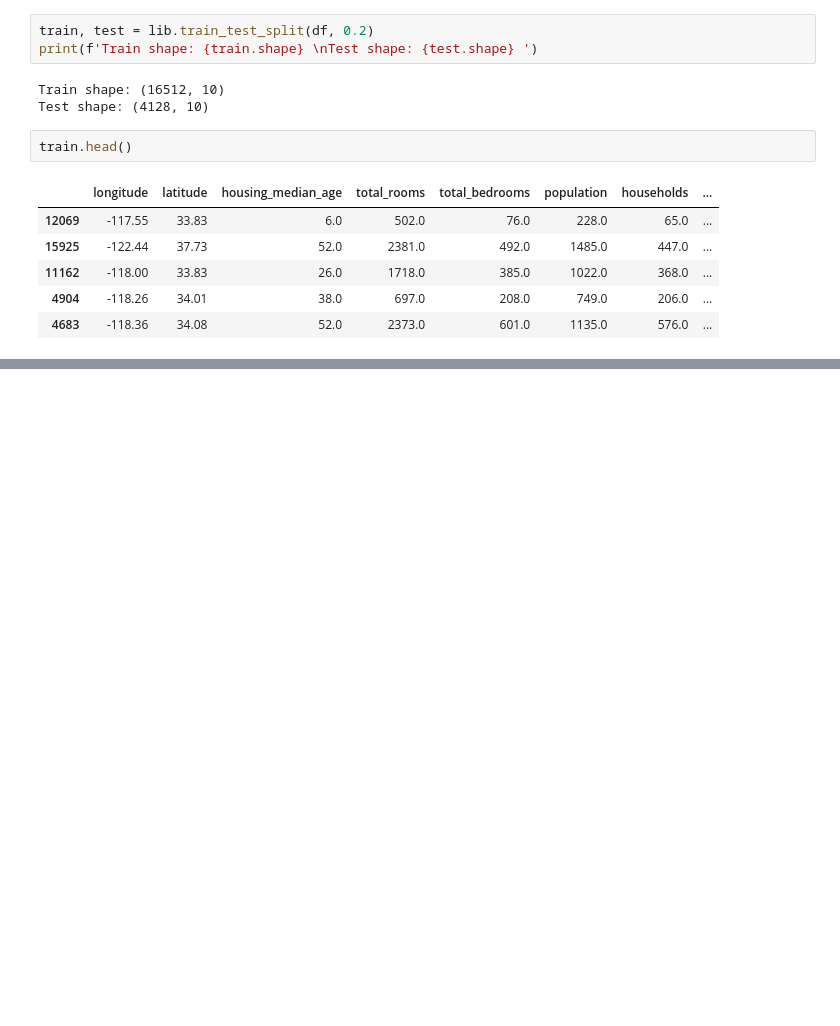
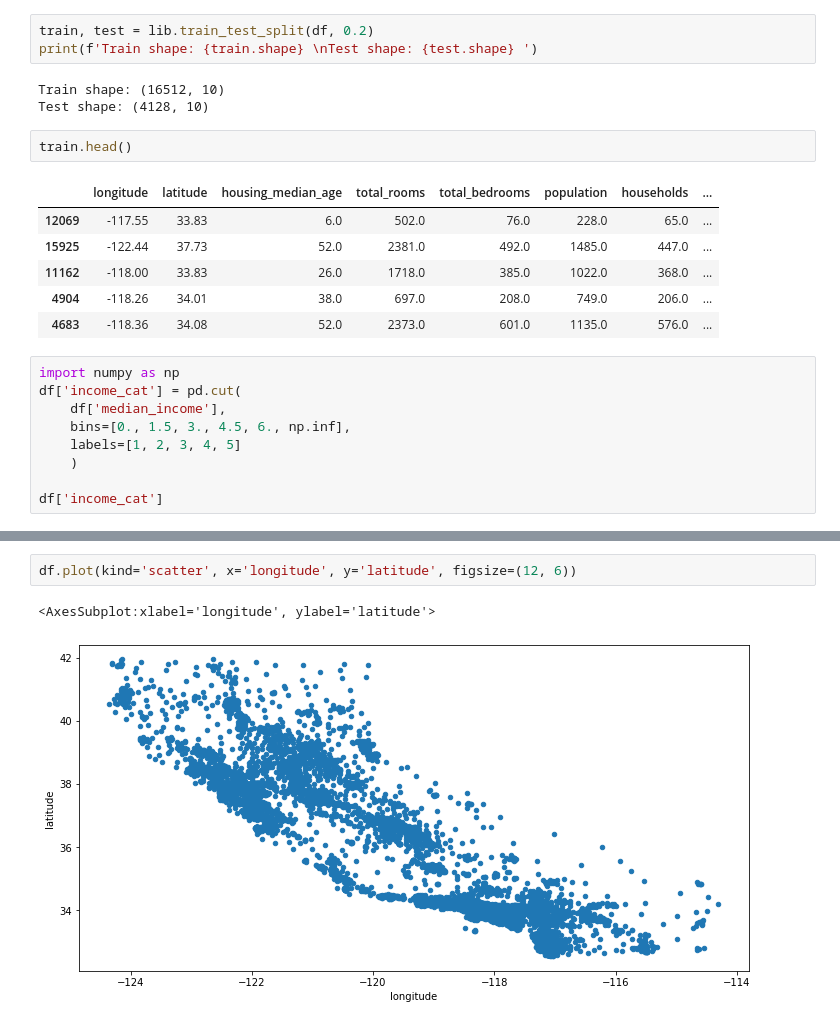
Before and after one commit to YunusKaratepe/hands-on-machine-learning-oreilly, a Jupyter notebook: chapter002.ipynb, the cells around one changed output, grey strips where cells are left out. Cells and saved outputs as stored; diff of their text form; blank space fills up the shorter version.

```diff
--- a/chapter002.ipynb
+++ b/chapter002.ipynb
@@ -92,3 +94,12 @@ train.head()
 | 11162 | -118.00 | 33.83 | 26.0 | 1718.0 | 385.0 | 1022.0 | 368.0 | ... |
 | 4904 | -118.26 | 34.01 | 38.0 | 697.0 | 208.0 | 749.0 | 206.0 | ... |
 | 4683 | -118.36 | 34.08 | 52.0 | 2373.0 | 601.0 | 1135.0 | 576.0 | ... |
+# %%
+import numpy as np
+df['income_cat'] = pd.cut(
+    df['median_income'],
+    bins=[0., 1.5, 3., 4.5, 6., np.inf],
+    labels=[1, 2, 3, 4, 5]
+    )
+
+df['income_cat']
@@ -94,0 +164,5 @@ train.head()
+# %%
+df.plot(kind='scatter', x='longitude', y='latitude', figsize=(12, 6))
+# %% [output]
+<AxesSubplot:xlabel='longitude', ylabel='latitude'>
+[figure, added]
```
Also changed, not shown: parts of 40 cells of this notebook.
